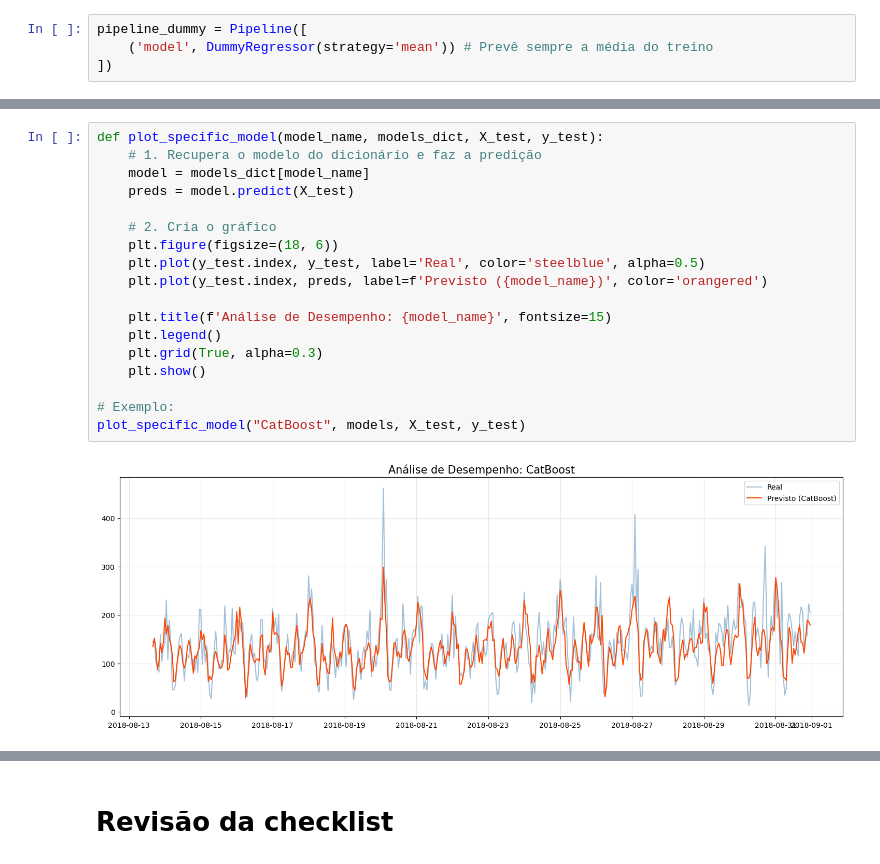
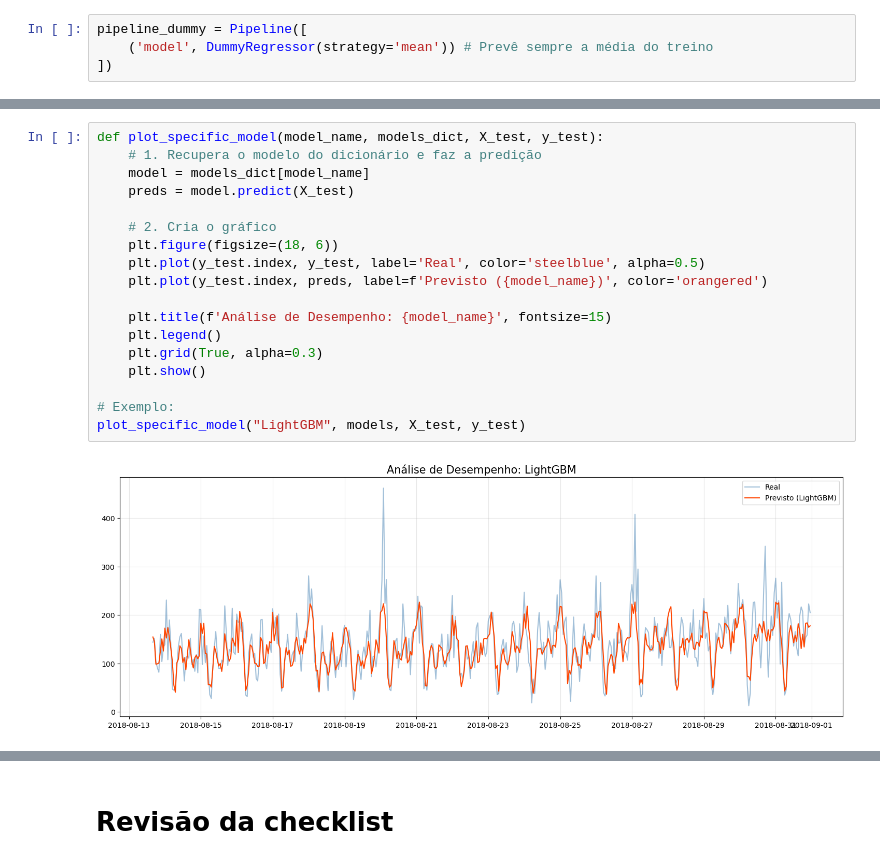
Before and after one commit to Angelaidt/Sprint-13-Empresa-de-Taxi, a Jupyter notebook: notebook_sprint_13.ipynb, the cells around one changed output, grey strips where cells are left out. Drawn from its saved outputs; the diff is of its cells as text.

```diff
--- a/notebook_sprint_13.ipynb
+++ b/notebook_sprint_13.ipynb
@@ -286,20 +277,20 @@ You can set `force_col_wise=true` to remove the overhead.
 # %%
 def plot_specific_model(model_name, models_dict, X_test, y_test):
     # 1. Recupera o modelo do dicionário e faz a predição
     model = models_dict[model_name]
     preds = model.predict(X_test)
 
     # 2. Cria o gráfico
     plt.figure(figsize=(18, 6))
     plt.plot(y_test.index, y_test, label='Real', color='steelblue', alpha=0.5)
     plt.plot(y_test.index, preds, label=f'Previsto ({model_name})', color='orangered')
 
     plt.title(f'Análise de Desempenho: {model_name}', fontsize=15)
     plt.legend()
     plt.grid(True, alpha=0.3)
     plt.show()
 
 # Exemplo:
-plot_specific_model("CatBoost", models, X_test, y_test)
+plot_specific_model("LightGBM", models, X_test, y_test)
 # %% [output]
-[figure, old version]
+[figure, new version]
```
Also changed, not shown: parts of 6 cells of this notebook, 1 other file.
